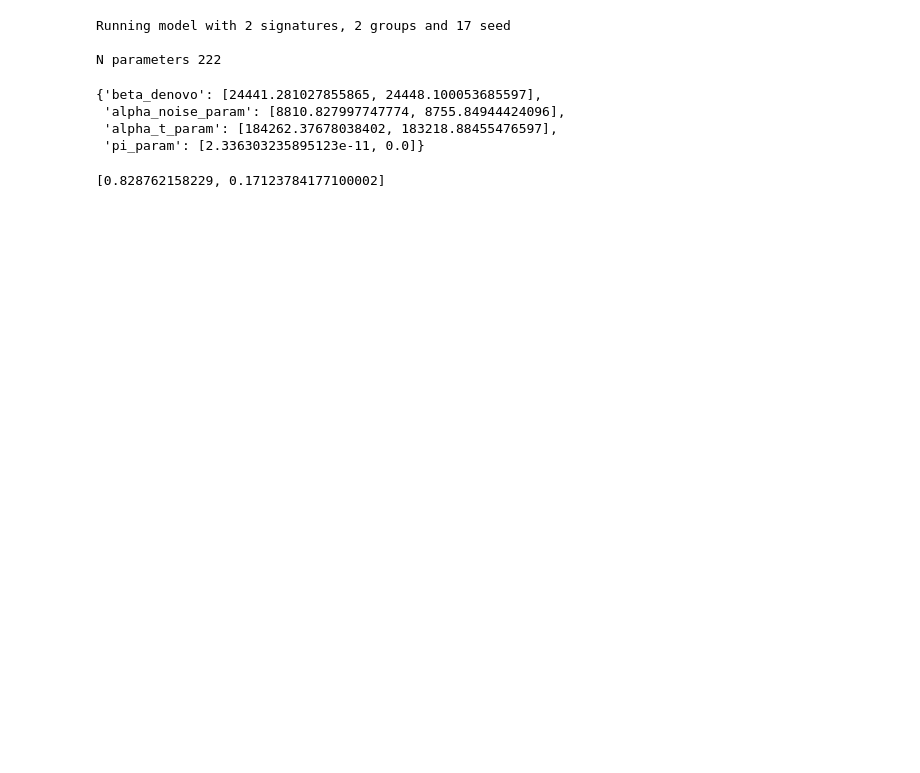
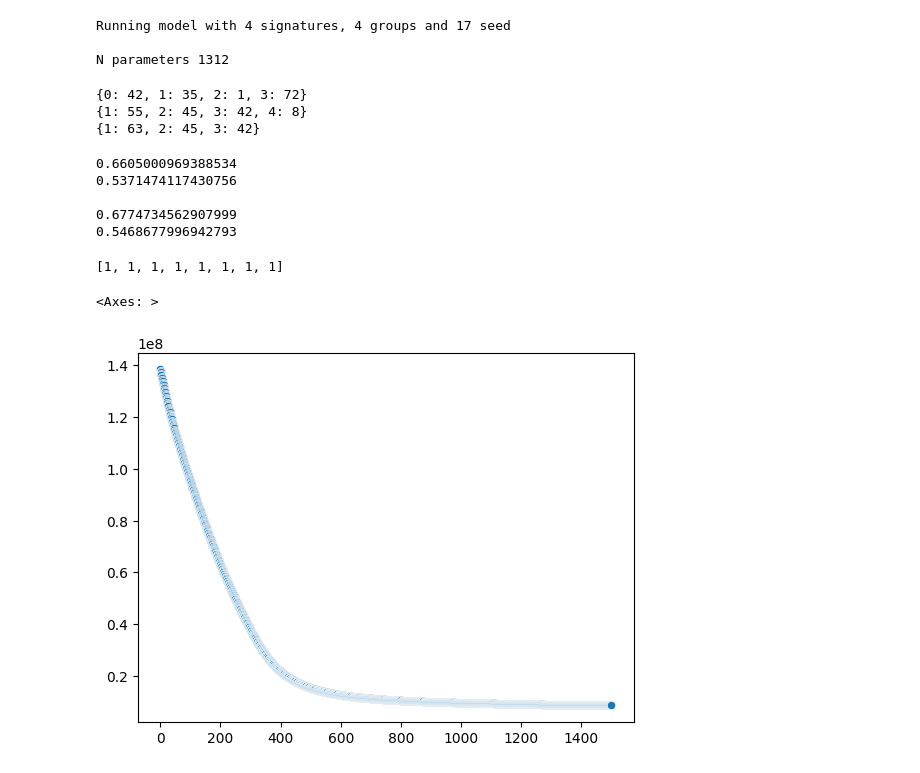
Before and after one commit to caravagnalab/pybascule, a Jupyter notebook: test.ipynb, the cells around one changed output. Drawn from its saved outputs; the diff is of its cells as text; code cells hidden in the pictures; blank space fills up the shorter version.

Commit message:
fixing clustering - not working yet

```diff
--- a/test.ipynb
+++ b/test.ipynb
@@ -26,14 +12,24 @@ m.shape
+# %%
+m_path = "test_simul_counts.csv"
+m_g = pd.read_csv(m_path)
+m = m_g.drop(["groups", "groups_rare"], axis=1)
+g = m_g["groups"].tolist()
+g_rare = m_g["groups_rare"].tolist()
+ref_path = "COSMIC_filt.csv"
+cosmic = pd.read_csv(ref_path, index_col=0)
+k_list = [4]  # true is 4
+cluster = [4]  # true is 3 + 1 rare
 # %%
 one = run.fit(
     x=m,
-    k_list=[2],
+    k_list=k_list,
     lr=0.005,
-    n_steps=500,
+    n_steps=1500,
     enumer="parallel",
-    cluster=[2],
-    # groups=[0,1,1,0,1],
-    beta_fixed=cosmic.iloc[:2,:],
-    hyperparameters={"alpha_var":10000},
+    cluster=cluster,
+    # groups=[i-1 for i in g],
+    beta_fixed=cosmic.loc[["SBS1","SBS5"]],
+    # hyperparameters={"alpha_noise_var":0.05},
     compile_model = False,
     CUDA = False,
     enforce_sparsity = False,
@@ -45,14 +41,15 @@ one = run.fit(
     stage = "",
     save_runs_seed=True,
     seed=[17],
-    initializ_pars_fit = True,
+    initializ_pars_fit = False,
     initializ_seed = False,
     new_hier=True,
-    nonparametric=True
+    nonparametric=False
     )
 
+obj = one[0]
 # 5 = n_samples, 1,2 + 2 = n_sigs, 2 = n_groups
 # %% [output]
-Running model with 2 signatures, 2 groups and 17 seed
+Running model with 4 signatures, 4 groups and 17 seed
 
-N parameters 222
+N parameters 1312
@@ -61,11 +56,29 @@ obj = one[0]
-# %%
-obj.gradient_norms
-# %% [output]
-{'beta_denovo': [24441.281027855865, 24448.100053685597],
- 'alpha_noise_param': [8810.827997747774, 8755.84944424096],
- 'alpha_t_param': [184262.37678038402, 183218.88455476597],
- 'pi_param': [2.336303235895123e-11, 0.0]}
-# %%
-obj.pi
-# %% [output]
-[0.828762158229, 0.17123784177100002]
+# %%
+print({i:obj.groups.count(i) for i in set(obj.groups)})
+print({i:g_rare.count(i) for i in set(g_rare)})
+print({i:g.count(i) for i in set(g)} )
+# %% [output]
+{0: 42, 1: 35, 2: 1, 3: 72}
+{1: 55, 2: 45, 3: 42, 4: 8}
+{1: 63, 2: 45, 3: 42}
+# %%
+print(sklearn.metrics.normalized_mutual_info_score(obj.groups, g_rare))
+print(sklearn.metrics.adjusted_rand_score(obj.groups, g_rare), "\n")
+print(sklearn.metrics.normalized_mutual_info_score(obj.groups, g))
+print(sklearn.metrics.adjusted_rand_score(obj.groups, g))
+# %% [output]
+0.6605000969388534
+0.5371474117430756
+
+0.6774734562907999
+0.5468677996942793
+# %%
+idxs = [i for i, v in enumerate(g_rare) if v == 4]
+print([v for i, v in enumerate(obj.groups) if i in idxs])
+# %% [output]
+[1, 1, 1, 1, 1, 1, 1, 1]
+# %%
+sns.scatterplot(x=range(len(obj.losses)), y=obj.losses)
+# %% [output]
+<Axes: >
+[figure, added]
```
Also changed, not shown: parts of 25 cells of this notebook, 1 other file.
